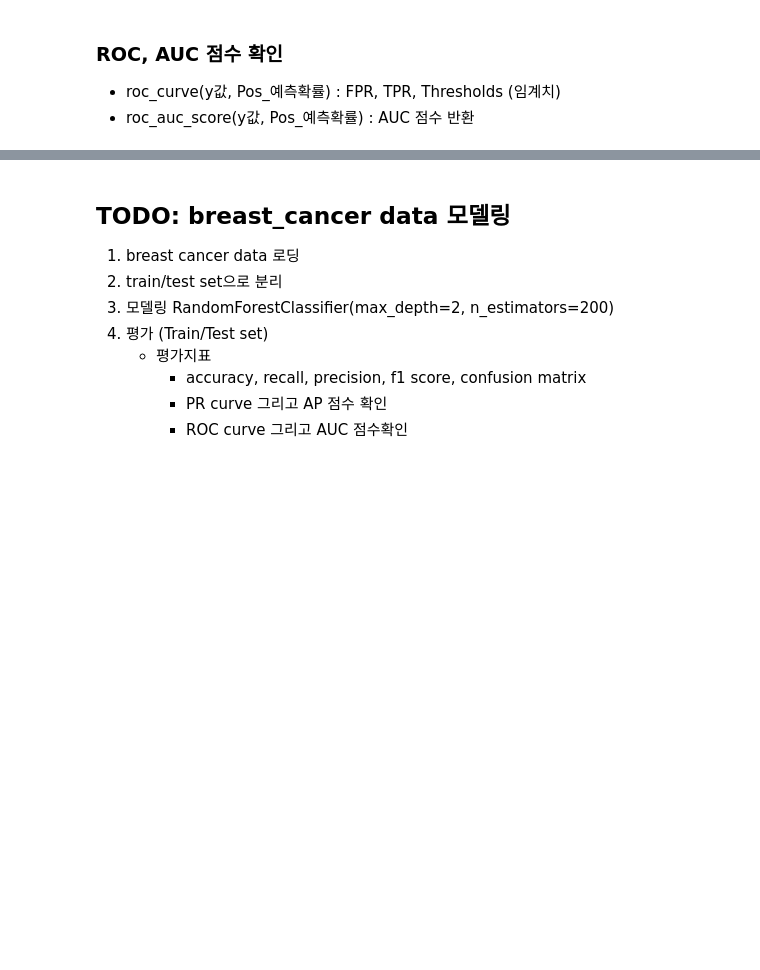
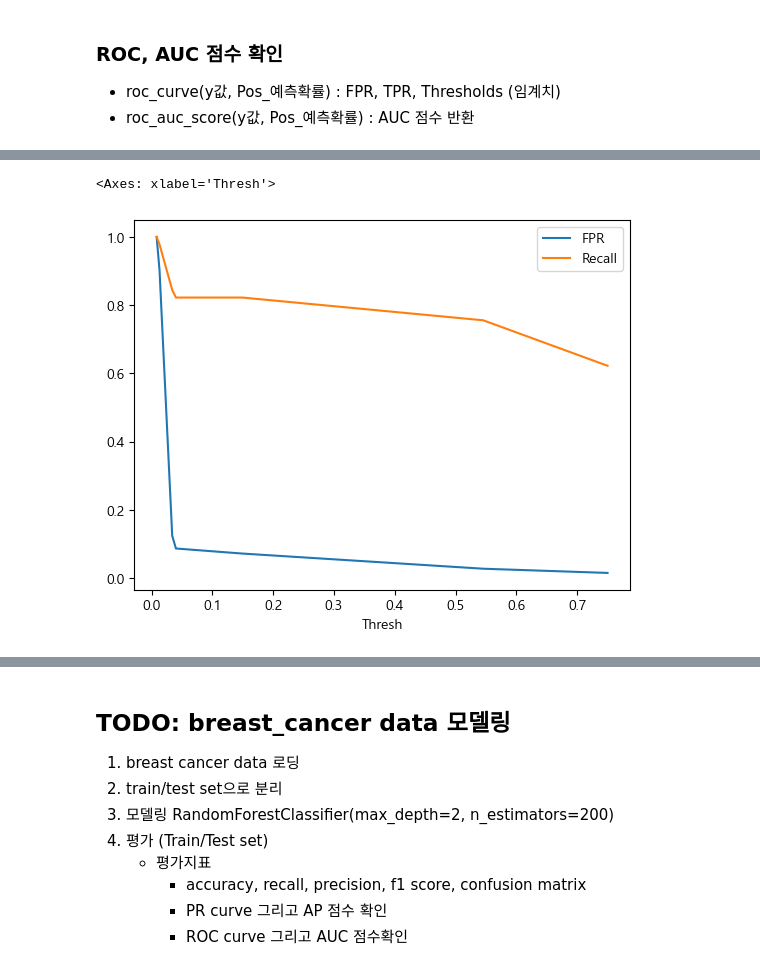
Before and after one commit to NGGW519/SKN13_mysrc, a Jupyter notebook: 08_머신러닝/05_평가지표.ipynb, the cells around one changed output, grey strips where cells are left out. Cells and saved outputs as stored; diff of their text form; code cells hidden in the pictures; blank space fills up the shorter version.

```diff
--- a/08_머신러닝/05_평가지표.ipynb
+++ b/08_머신러닝/05_평가지표.ipynb
@@ -629,3 +976,14 @@ pd.DataFrame({
+# %%
+df = pd.DataFrame({
+    "Thresh": thresh1,
+    "FPR":fpr1,
+    "Recall":recall1
+})
+
+df.set_index("Thresh").plot()
+# %% [output]
+<Axes: xlabel='Thresh'>
+[figure, added]
 # %%
 # 시각화
 
```
Also changed, not shown: parts of 90 cells of this notebook, 6 other files.
